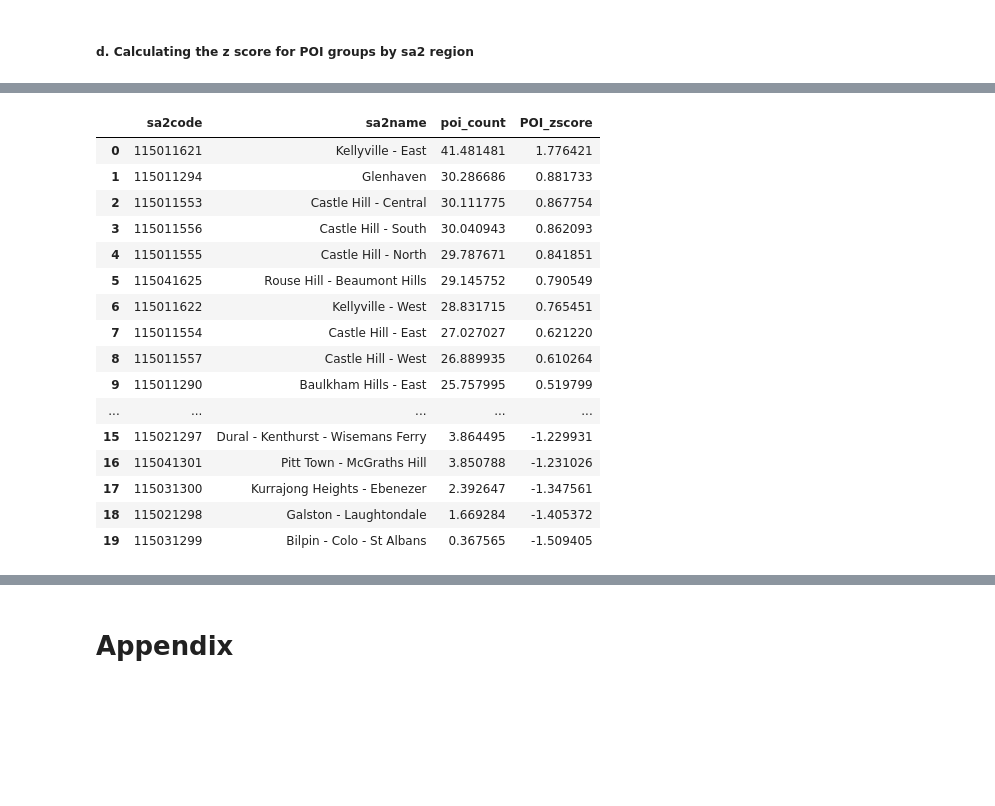
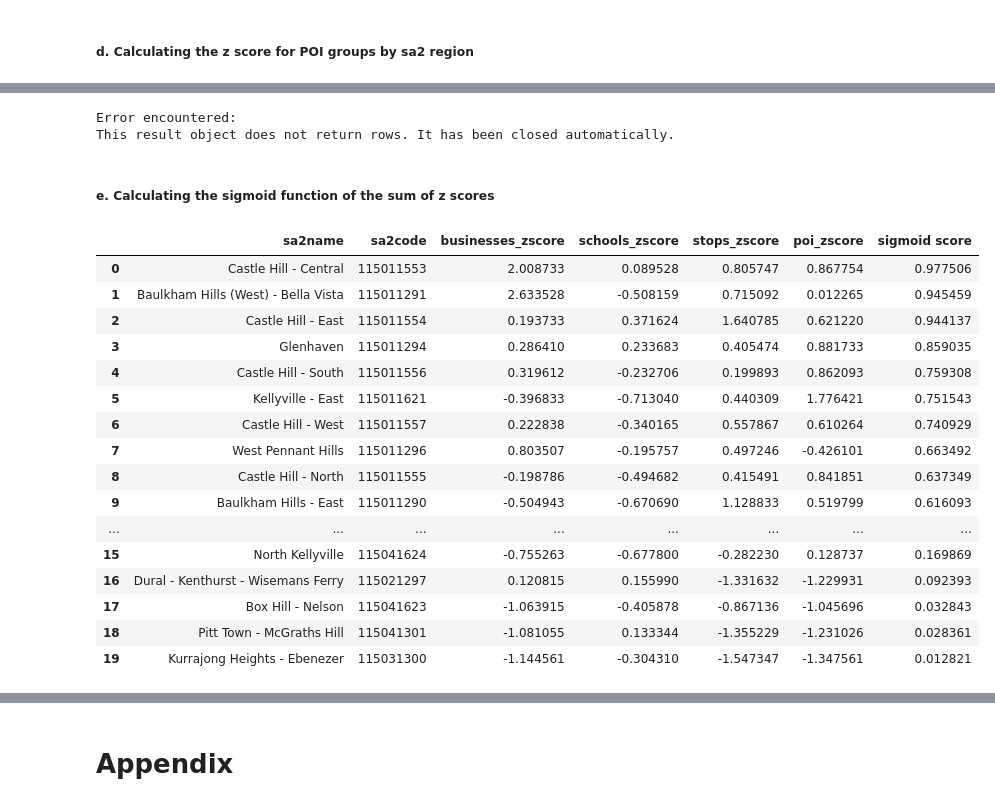
Before and after one commit to chloexnguyen/DATA2901_GreaterSydneyAssignment, a Jupyter notebook: DATA2901_workflow.ipynb, the cells around one changed output, grey strips where cells are left out. Drawn from its saved outputs; the diff is of its cells as text; code cells hidden in the pictures; blank space fills up the shorter version.

```diff
--- a/DATA2901_workflow.ipynb
+++ b/DATA2901_workflow.ipynb
@@ -804,6 +777,8 @@ conn.rollback()
 # The z score for POI groups for each sa2 region in the Hills District
 ## Similarly extended the POI metric so that it is density based (total number of POI groups/areasqkm)
 sql = """
+drop view if exists poi_zscore_view;
+create view poi_zscore_view as
 with g1poi_count as (
 select hd.sa2code,
        hd.sa2name,
@@ -827,27 +802,13 @@ group by hd.sa2name, hd.sa2code, p.poigroup, hd.areasqkm
 select g.sa2code,
        g.sa2name,
        g.g1poi_per_sqkm + g3.g3poi_per_sqkm as "poi_count",
-       ((g.g1poi_per_sqkm + g3.g3poi_per_sqkm) - avg(g.g1poi_per_sqkm + g3.g3poi_per_sqkm) OVER())/ stddev(g.g1poi_per_sqkm + g3.g3poi_per_sqkm) OVER() as "POI_zscore"
+       ((g.g1poi_per_sqkm + g3.g3poi_per_sqkm) - avg(g.g1poi_per_sqkm + g3.g3poi_per_sqkm) OVER())/ stddev(g.g1poi_per_sqkm + g3.g3poi_per_sqkm) OVER() as "poi_zscore"
 from g1poi_count g
 join g3poi_count g3 on g.sa2code = g3.sa2code
 order by ((g.g1poi_per_sqkm + g3.g3poi_per_sqkm) - avg(g.g1poi_per_sqkm + g3.g3poi_per_sqkm) OVER())/ stddev(g.g1poi_per_sqkm + g3.g3poi_per_sqkm) OVER() desc
 """
 query(conn,sql)
+conn.commit()
 # %% [output]
-|  | sa2code | sa2name | poi_count | POI_zscore |
-| 0 | 115011621 | Kellyville - East | 41.481481 | 1.776421 |
-| 1 | 115011294 | Glenhaven | 30.286686 | 0.881733 |
-| 2 | 115011553 | Castle Hill - Central | 30.111775 | 0.867754 |
-| 3 | 115011556 | Castle Hill - South | 30.040943 | 0.862093 |
-| 4 | 115011555 | Castle Hill - North | 29.787671 | 0.841851 |
-| 5 | 115041625 | Rouse Hill - Beaumont Hills | 29.145752 | 0.790549 |
-| 6 | 115011622 | Kellyville - West | 28.831715 | 0.765451 |
-| 7 | 115011554 | Castle Hill - East | 27.027027 | 0.621220 |
-| 8 | 115011557 | Castle Hill - West | 26.889935 | 0.610264 |
-| 9 | 115011290 | Baulkham Hills - East | 25.757995 | 0.519799 |
-| ... | ... | ... | ... | ... |
-| 15 | 115021297 | Dural - Kenthurst - Wisemans Ferry | 3.864495 | -1.229931 |
-| 16 | 115041301 | Pitt Town - McGraths Hill | 3.850788 | -1.231026 |
-| 17 | 115031300 | Kurrajong Heights - Ebenezer | 2.392647 | -1.347561 |
-| 18 | 115021298 | Galston - Laughtondale | 1.669284 | -1.405372 |
-| 19 | 115031299 | Bilpin - Colo - St Albans | 0.367565 | -1.509405 |
+Error encountered:
+This result object does not return rows. It has been closed automatically.
@@ -856,0 +815,40 @@ db.dispose()
+# %% [markdown]
+##### e. Calculating the sigmoid function of the sum of z scores
+# %%
+conn.rollback()
+sql = """
+select b.sa2name,
+       b.sa2code,
+       b.businesses_zscore,
+       s.schools_zscore,
+       st.stops_zscore,
+       p.poi_zscore,
+       -- logistic function of the sum of z-scores
+       1.0/ (1 + exp(-(businesses_zscore + schools_zscore
+                       + stops_zscore + poi_zscore))) as "sigmoid score"
+from businesses_zscore_view b
+join schools_zscore_view s on b.sa2code = s.sa2code
+join stops_zscore_view st on b.sa2code = st.sa2code
+join poi_zscore_view p on b.sa2code = p.sa2code
+order by 1.0/ (1 + exp(-(businesses_zscore + schools_zscore + stops_zscore + poi_zscore))) desc
+"""
+
+query(conn,sql)
+# %% [output]
+|  | sa2name | sa2code | businesses_zscore | schools_zscore | stops_zscore | poi_zscore | sigmoid score |
+| 0 | Castle Hill - Central | 115011553 | 2.008733 | 0.089528 | 0.805747 | 0.867754 | 0.977506 |
+| 1 | Baulkham Hills (West) - Bella Vista | 115011291 | 2.633528 | -0.508159 | 0.715092 | 0.012265 | 0.945459 |
+| 2 | Castle Hill - East | 115011554 | 0.193733 | 0.371624 | 1.640785 | 0.621220 | 0.944137 |
+| 3 | Glenhaven | 115011294 | 0.286410 | 0.233683 | 0.405474 | 0.881733 | 0.859035 |
+| 4 | Castle Hill - South | 115011556 | 0.319612 | -0.232706 | 0.199893 | 0.862093 | 0.759308 |
+| 5 | Kellyville - East | 115011621 | -0.396833 | -0.713040 | 0.440309 | 1.776421 | 0.751543 |
+| 6 | Castle Hill - West | 115011557 | 0.222838 | -0.340165 | 0.557867 | 0.610264 | 0.740929 |
+| 7 | West Pennant Hills | 115011296 | 0.803507 | -0.195757 | 0.497246 | -0.426101 | 0.663492 |
+| 8 | Castle Hill - North | 115011555 | -0.198786 | -0.494682 | 0.415491 | 0.841851 | 0.637349 |
+| 9 | Baulkham Hills - East | 115011290 | -0.504943 | -0.670690 | 1.128833 | 0.519799 | 0.616093 |
+| ... | ... | ... | ... | ... | ... | ... | ... |
+| 15 | North Kellyville | 115041624 | -0.755263 | -0.677800 | -0.282230 | 0.128737 | 0.169869 |
+| 16 | Dural - Kenthurst - Wisemans Ferry | 115021297 | 0.120815 | 0.155990 | -1.331632 | -1.229931 | 0.092393 |
+| 17 | Box Hill - Nelson | 115041623 | -1.063915 | -0.405878 | -0.867136 | -1.045696 | 0.032843 |
+| 18 | Pitt Town - McGraths Hill | 115041301 | -1.081055 | 0.133344 | -1.355229 | -1.231026 | 0.028361 |
+| 19 | Kurrajong Heights - Ebenezer | 115031300 | -1.144561 | -0.304310 | -1.547347 | -1.347561 | 0.012821 |
```
Also changed, not shown: parts of 18 cells of this notebook.
